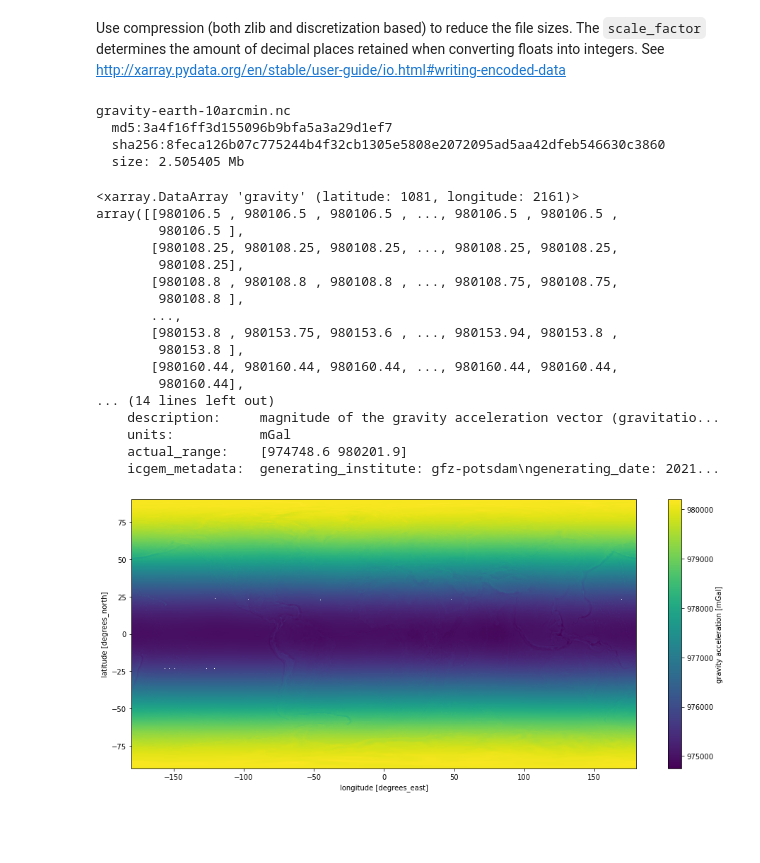
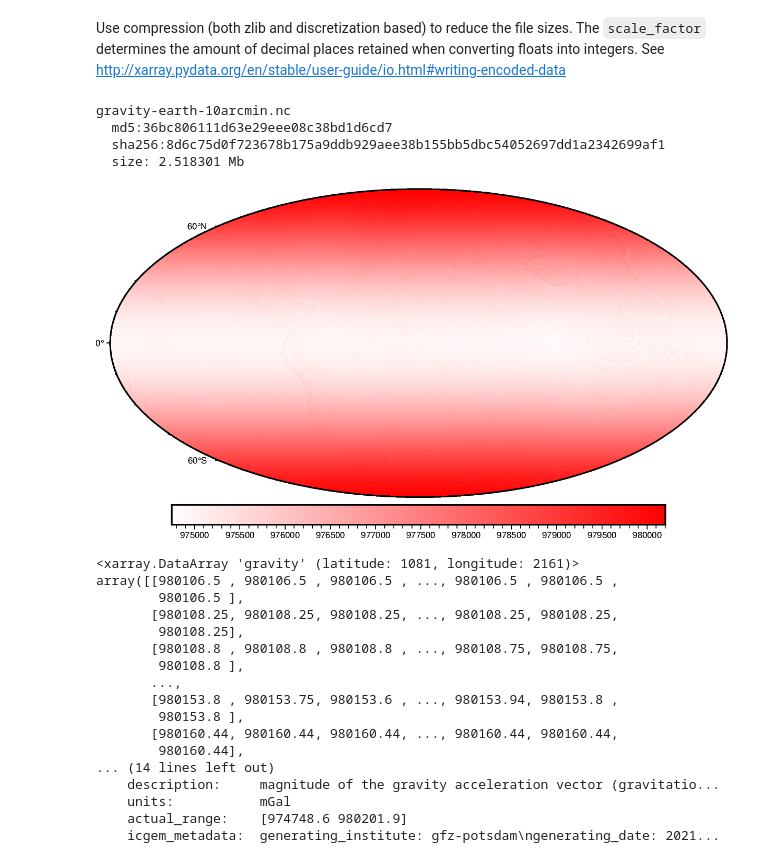
Before and after one commit to fatiando/data, a Jupyter notebook: gravity-topography-global/prepare.ipynb, the cells around one changed output. Saved outputs shown, nothing was run; the diff lists cells and outputs as text; code cells hidden in the pictures; blank space fills up the shorter version.

```diff
--- a/gravity-topography-global/prepare.ipynb
+++ b/gravity-topography-global/prepare.ipynb
@@ -132,0 +137,13 @@ Coordinates:
+# %%
+def fix_coordinates(grid):
+    """
+    Replace coordinates with ones generated with np.linspace.
+    """
+    longitude = np.linspace(-180, 180, grid.longitude.size)
+    latitude = np.linspace(-90, 90, grid.latitude.size)
+    return grid.assign_coords(longitude=longitude, latitude=latitude)
+# %%
+geoid = fix_coordinates(geoid)
+gravity = fix_coordinates(gravity)
+topo = fix_coordinates(topo)
+geoid
@@ -307,35 +342,45 @@ def print_info(fname):
     for alg in ["md5", "sha256"]:
         print(f"  {alg}:{pooch.file_hash(fname, alg=alg)}")
     print(f"  size: {os.path.getsize(fname) / 1e6} Mb")
+
     tmp = xr.load_dataarray(fname)
-    tmp.plot(figsize=(16, 7))
+    # Make sure no NaNs are read back. This would indicate a problem
+    # with the _FillValue.
+    assert not np.any(np.isnan(tmp.data))
+
+    fig = pygmt.Figure()
+    fig.grdimage(tmp, cmap="polar+h", projection="W25c")
+    fig.colorbar()
+    fig.basemap(frame=True)
+    fig.show(width=800, dpi=120)
     return tmp
 # %% [markdown]
 Use compression (both zlib and discretization based) to reduce the file sizes. The `scale_factor` determines the amount of decimal places retained when converting floats into integers. See http://xarray.pydata.org/en/stable/user-guide/io.html#writing-encoded-data
 # %%
 fname = "gravity-earth-10arcmin.nc"
 gravity.to_netcdf(
     fname,
     format="NETCDF4",
     encoding={
         'gravity': {
             "zlib": True,
             'dtype': 'uint16',
             'scale_factor': 0.1,
-            '_FillValue': 9999,
+            '_FillValue': 65000,
             'add_offset': np.round(gravity.values.min(), decimals=1),
         },
         'height': {
             "zlib": True,
         },
     }
 )
 print_info(fname)
 # %% [output]
 gravity-earth-10arcmin.nc
-  md5:3a4f16ff3d155096b9bfa5a3a29d1ef7
-  sha256:8feca126b07c775244b4f32cb1305e5808e2072095ad5aa42dfeb546630c3860
-  size: 2.505405 Mb
+  md5:36bc806111d63e29eee08c38bd1d6cd7
+  sha256:8d6c75d0f723678b175a9ddb929aee38b155bb5dbc54052697dd1a2342699af1
+  size: 2.518301 Mb
+[figure, new version]
 <xarray.DataArray 'gravity' (latitude: 1081, longitude: 2161)>
 array([[980106.5 , 980106.5 , 980106.5 , ..., 980106.5 , 980106.5 ,
         980106.5 ],
@@ -353,7 +398,6 @@ array([[980106.5 , 980106.5 , 980106.5 , ..., 980106.5 , 980106.5 ,
     units:           mGal
     actual_range:    [974748.6 980201.9]
     icgem_metadata:  generating_institute: gfz-potsdam\ngenerating_date: 2021...
-[figure, old version]
 # %%
 fname = "geoid-earth-10arcmin.nc"
 geoid.to_netcdf(
```
Also changed, not shown: parts of 7 cells of this notebook, 3 other files.
